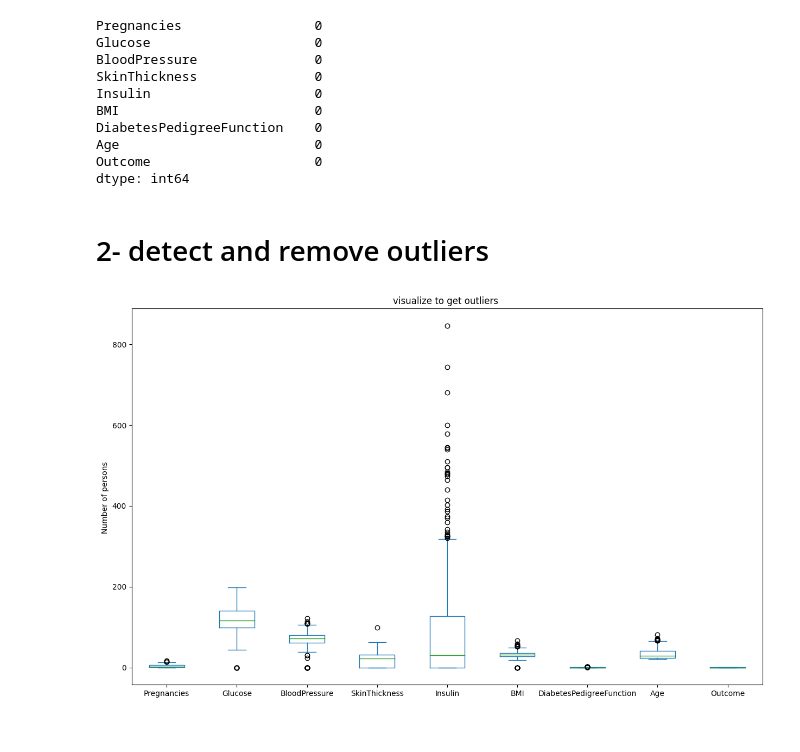
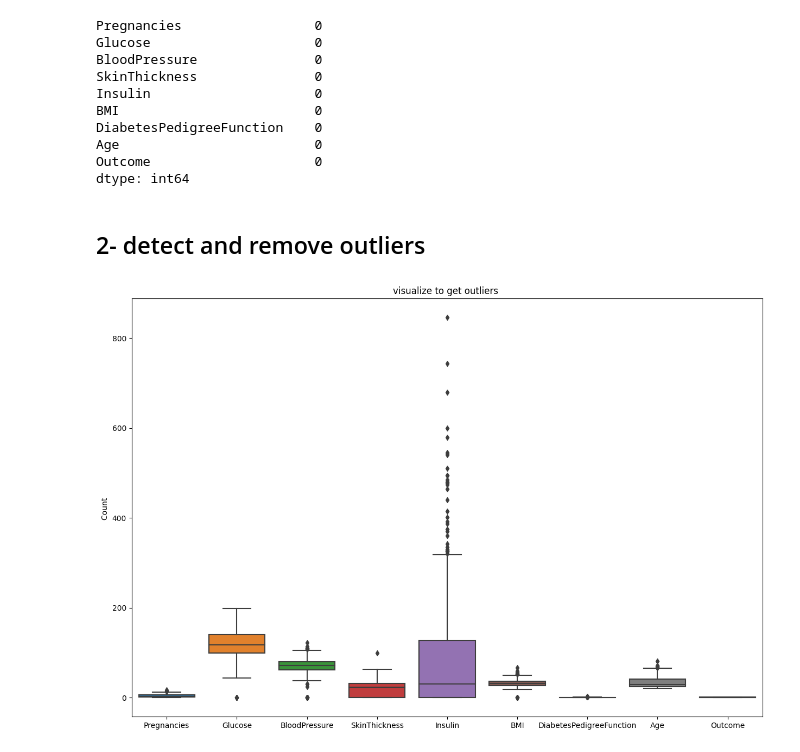
Before and after one commit to walaaheikal/Data-vis-, a Jupyter notebook: dv-project.ipynb, the cells around one changed output. Drawn from its saved outputs; the diff is of its cells as text; code cells hidden in the pictures.

```diff
--- a/dv-project.ipynb
+++ b/dv-project.ipynb
@@ -134,14 +166,16 @@ Age                         0
 Outcome                     0
 dtype: int64
 # %% [markdown]
-# 2- detect and remove outliers
+## 2- detect and remove outliers
 # %%
 # Box Plot
-data.plot(kind='box', figsize=(15, 9))
+##data.plot(kind='box', figsize=(15, 9))
+plt.figure(figsize = (15,10))
 
+sns.boxplot(data)
 plt.title('visualize to get outliers ')
-plt.ylabel('Number of persons ')
+plt.ylabel('Count ')
 
 plt.show()
 # %% [output]
-[figure, old version]
+[figure, new version]
```
Also changed, not shown: parts of 22 cells of this notebook.
